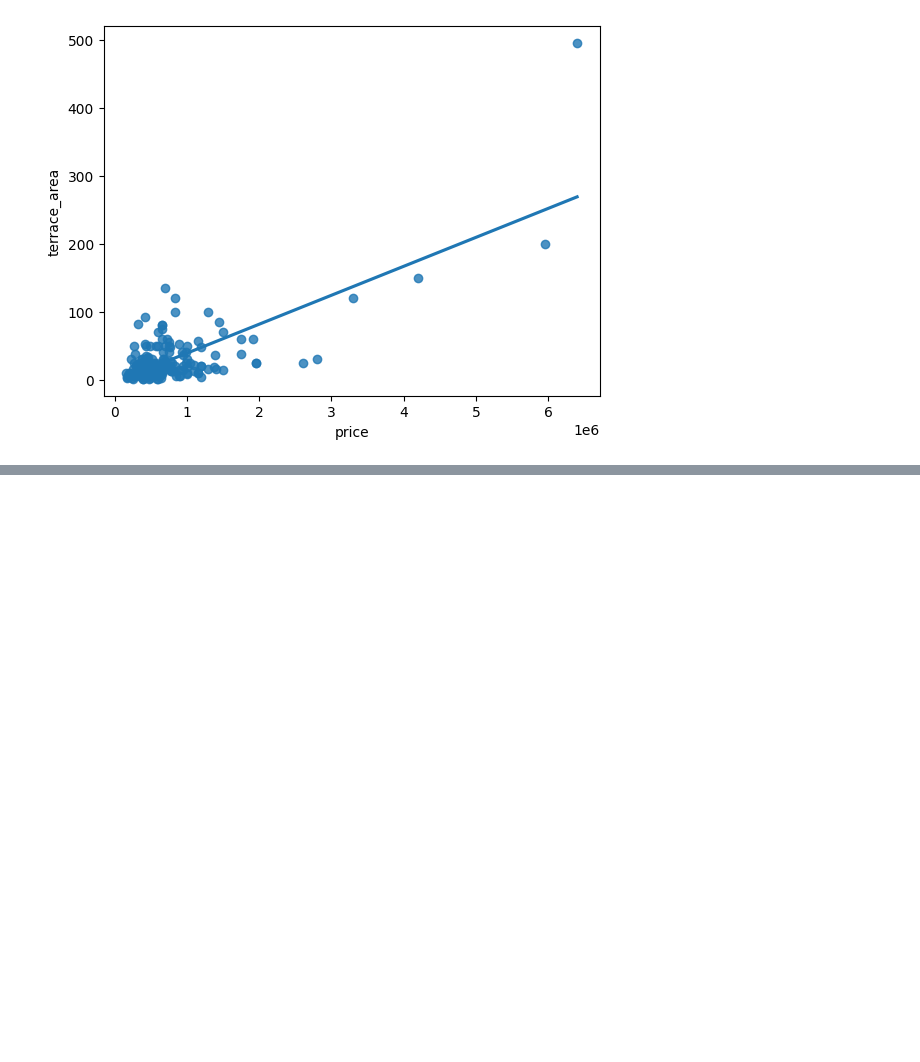
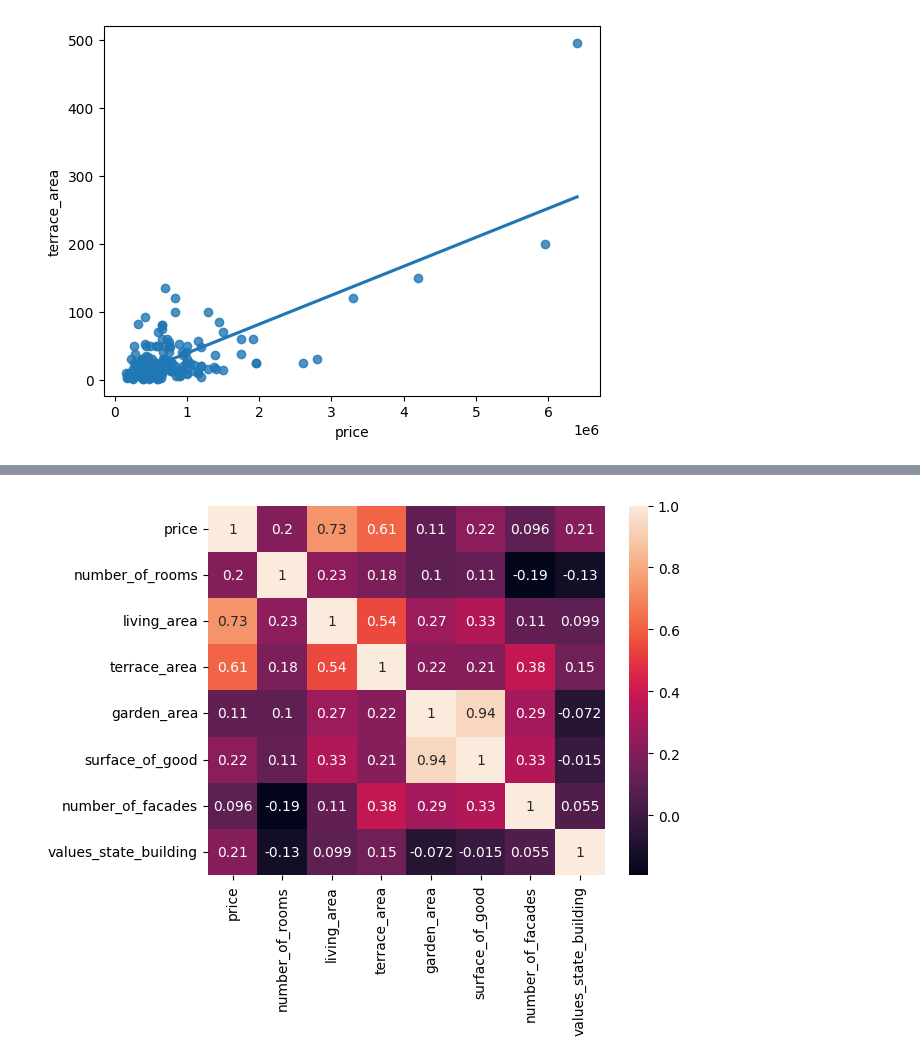
Before and after one commit to NathNacht/immo-eliza-scraping-immozila-Cleaning-EDA, a Jupyter notebook: analyses/sem_anwser.ipynb, the cells around one changed output, grey strips where cells are left out. Saved outputs shown, nothing was run; the diff lists cells and outputs as text; code cells hidden in the pictures; blank space fills up the shorter version.

Commit message:
correlation state of building

```diff
--- a/analyses/sem_anwser.ipynb
+++ b/analyses/sem_anwser.ipynb
@@ -139,0 +117,6 @@ SignificanceResult(statistic=0.08864115818959495, pvalue=2.0039697503076487e-24)
+# %%
+house.groupby("state_of_building")["state_of_building"].count()
+state_of_building_mapping = {"AS_NEW":6, "GOOD":5, "JUST_RENOVATED":4, "TO_BE_DONE_UP":3, "TO_RENOVATE":2, "TO_RESTORE":1}
+state_house = house
+state_house["values_state_building"] =  state_house["state_of_building"].replace(state_of_building_mapping)
+state_house.head(5)
@@ -139,0 +131,6 @@ SignificanceResult(statistic=0.08864115818959495, pvalue=2.0039697503076487e-24)
+# %%
+state = sf.filter_cities(state_house, "gent", "brussel", "brugge", "leuven", "antwerpen", "mechelen", "luik", "hasselt", "kortrijk", "doornik", "charleroi", "namen", "ieper", "roeselare")
+nstate = state[["price", "number_of_rooms", "living_area", "terrace_area", "garden_area", "surface_of_good", "number_of_facades", "values_state_building"]]
+sf.heatmap(nstate)
+# %% [output]
+[figure, added]
```
Also changed, not shown: parts of 6 cells of this notebook.
